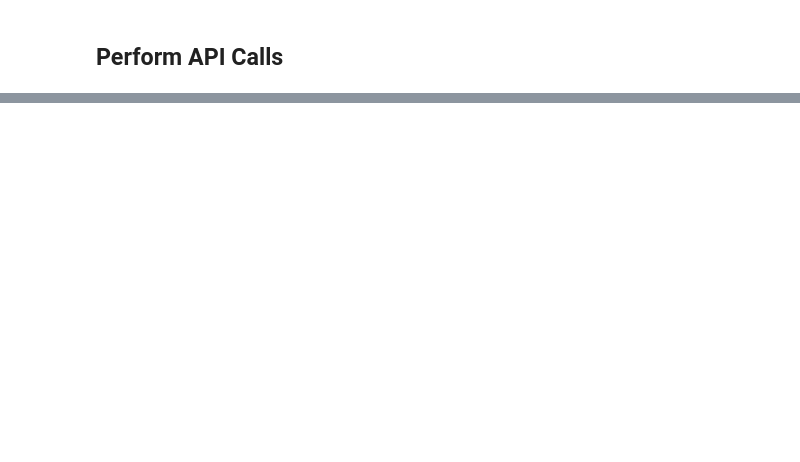
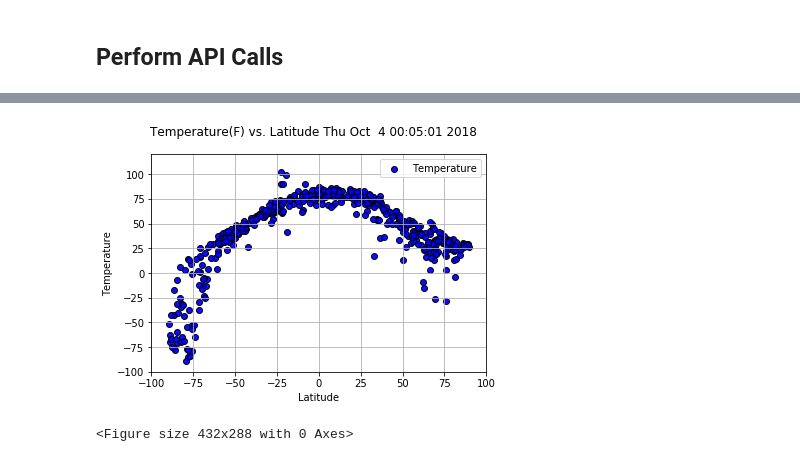
Before and after one commit to Carinananana/homework06, a Jupyter notebook: starter_code/WeatherPy.ipynb, the cells around one changed output, grey strips where cells are left out. Cells and saved outputs as stored; diff of their text form; code cells hidden in the pictures; blank space fills up the shorter version.

```diff
--- a/starter_code/WeatherPy.ipynb
+++ b/starter_code/WeatherPy.ipynb
@@ -54,4 +54,4 @@ city_data["Humidity"] = ""
 city_data["Cloudiness"] = ""
 city_data["WindSpeed"] = ""
 
-city_data.head()
+city_data=city_data.head(500)
@@ -92,12 +104,15 @@ city_data.shape
 # %%
 plt.suptitle(f'Temperature(F) vs. Latitude {time.ctime()}')
-plt.scatter(city_data['Latitude'],city_data['Temperature'],alpha=0.95,c='r',edgecolor = 'black', label = 'Temperature')
+plt.scatter(city_data['Latitude'],city_data['Temperature'],alpha=0.95,c='b',edgecolor = 'black', label = 'Temperature')
 plt.xlabel('Latitude')
 plt.ylabel('Temperature')
 plt.ylim(-100,120)
 plt.xlim(-100,100)
 plt.legend()
 plt.grid()
 plt.show()
 
 plt.savefig('TempVsLatitude.png')
+# %% [output]
+[figure, added]
+<Figure size 432x288 with 0 Axes>
```
Also changed, not shown: parts of 6 cells of this notebook, 4 other files.
